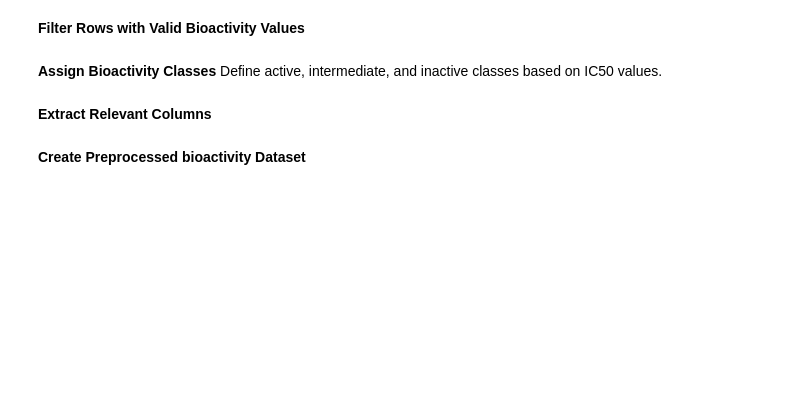
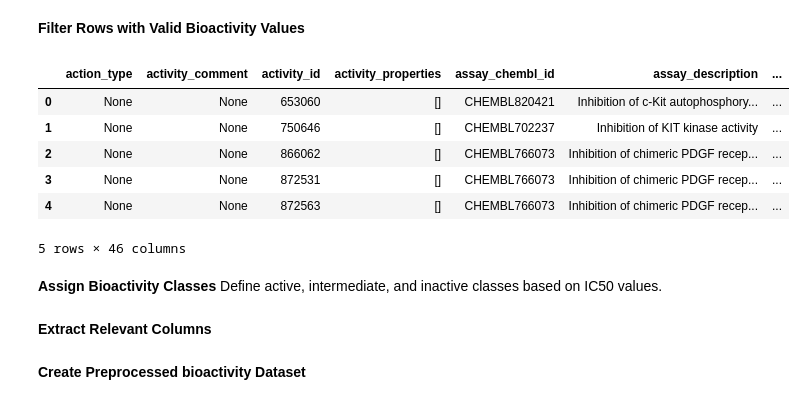
Before and after one commit to almunawaroh2020-maker/Drug-discovery-AI-course-2026, a Jupyter notebook: Assignment_2_qsar_data_curation.ipynb, the cells around one changed output. Cells and saved outputs as stored; diff of their text form; code cells hidden in the pictures; blank space fills up the shorter version.

```diff
--- a/Assignment_2_qsar_data_curation.ipynb
+++ b/Assignment_2_qsar_data_curation.ipynb
@@ -80,8 +137,16 @@ df1["standard_type"].isna().sum()
 # %% [markdown]
 **Filter Rows with Valid Bioactivity Values**
 # %%
-df2 = df[df["standard_value"].notna()]
+df2 = df1[df1["standard_value"].notna()]
 df2.head()
+# %% [output]
+|  | action_type | activity_comment | activity_id | activity_properties | assay_chembl_id | assay_description | ... |
+| 0 | None | None | 653060 | [] | CHEMBL820421 | Inhibition of c-Kit autophosphory... | ... |
+| 1 | None | None | 750646 | [] | CHEMBL702237 | Inhibition of KIT kinase activity | ... |
+| 2 | None | None | 866062 | [] | CHEMBL766073 | Inhibition of chimeric PDGF recep... | ... |
+| 3 | None | None | 872531 | [] | CHEMBL766073 | Inhibition of chimeric PDGF recep... | ... |
+| 4 | None | None | 872563 | [] | CHEMBL766073 | Inhibition of chimeric PDGF recep... | ... |
+5 rows × 46 columns
 # %% [markdown]
 **Assign Bioactivity Classes**
 Define active, intermediate, and inactive classes based on IC50 values.
```
Also changed, not shown: parts of 20 cells of this notebook.
